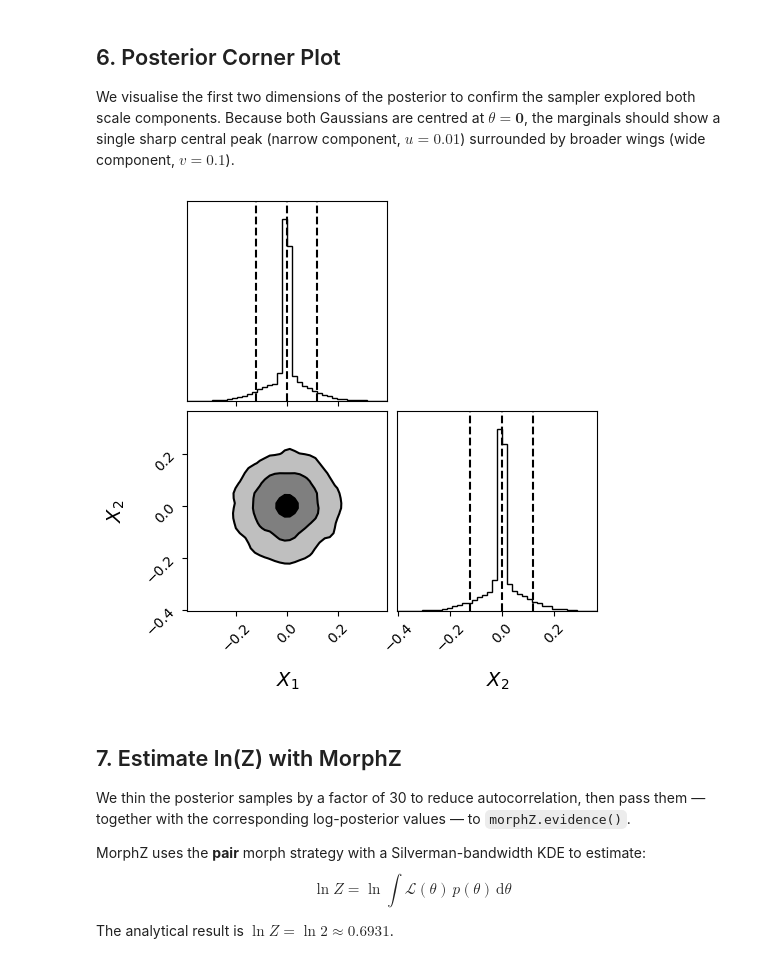
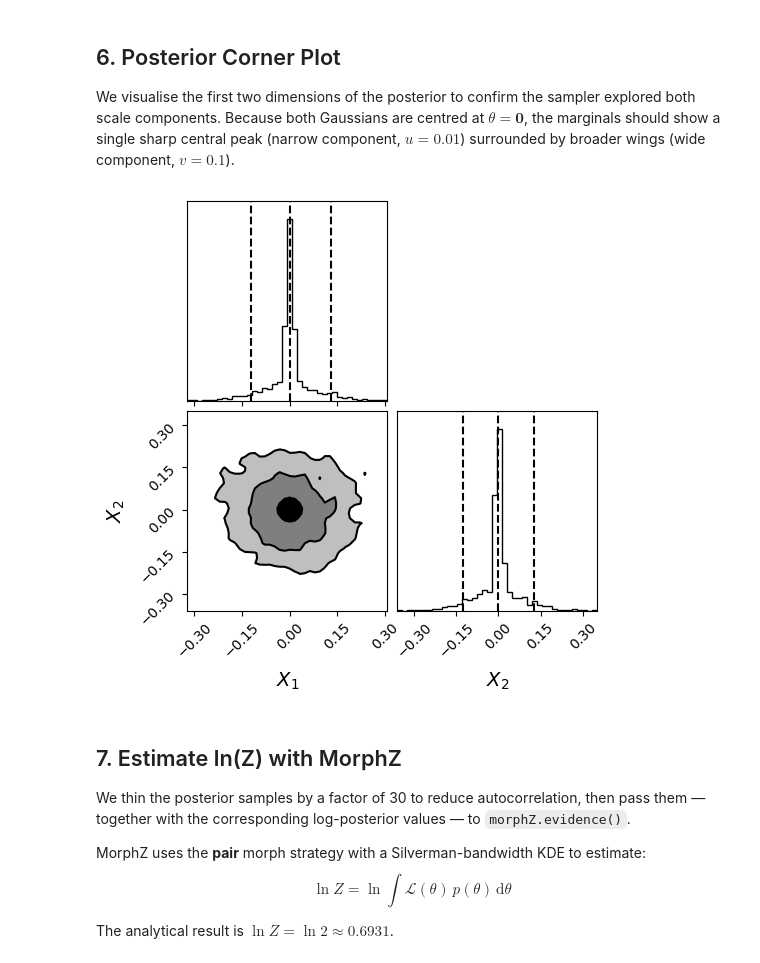
Before and after one commit to EL-MZ/MINS, a Jupyter notebook: examples/peak_sampling.ipynb, the cells around one changed output. Saved outputs shown, nothing was run; the diff lists cells and outputs as text; code cells hidden in the pictures.

```diff
--- a/examples/peak_sampling.ipynb
+++ b/examples/peak_sampling.ipynb
@@ -177,19 +177,19 @@ We visualise the first two dimensions of the posterior to confirm the sampler ex
 # %%
 
 fig = corner.corner(
-    posterior_samples[::1,:2], bins=40,labels=[r"$X_{1}$",r"$X_{2}$"],label_kwargs = {"fontsize": 14},truth_color="dodgerblue",hist_kwargs={"density": True},quantiles=[0.05, 0.5, 0.95],
+    posterior_samples[::20,:2], bins=40,labels=[r"$X_{1}$",r"$X_{2}$"],label_kwargs = {"fontsize": 14},truth_color="dodgerblue",hist_kwargs={"density": True},quantiles=[0.05, 0.5, 0.95],
     show_titles=False,
     fontzise=24,
     title_fmt=".2f",
     plot_datapoints=False,
     fill_contours=True,
     levels=(0.5, 0.8, 0.95),
     smooth=1.0
 )
 
 plt.show()
 # %% [output]
-[figure, old version]
+[figure, new version]
 # %% [markdown]
 ## 7. Estimate ln(Z) with MorphZ
 
```
Also changed, not shown: parts of 5 cells of this notebook, 3 other files.
